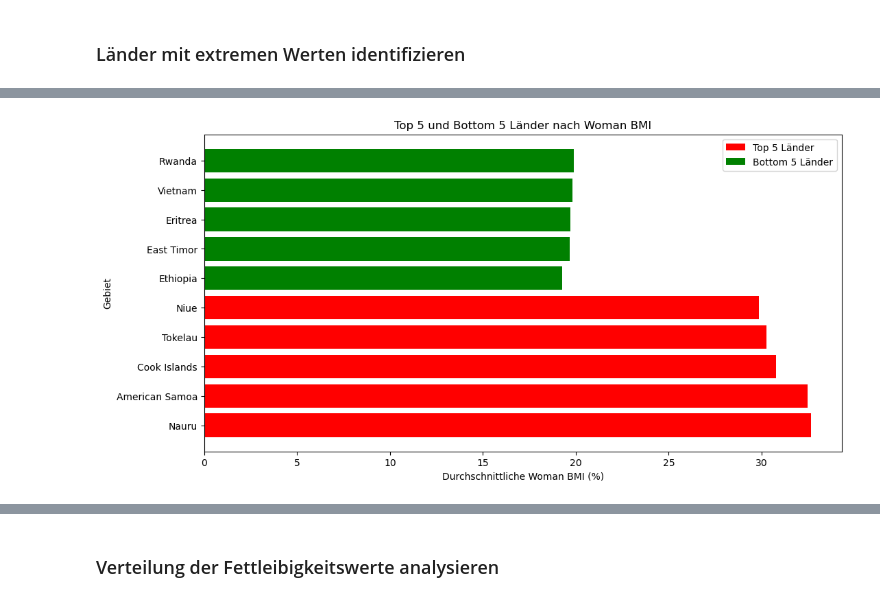
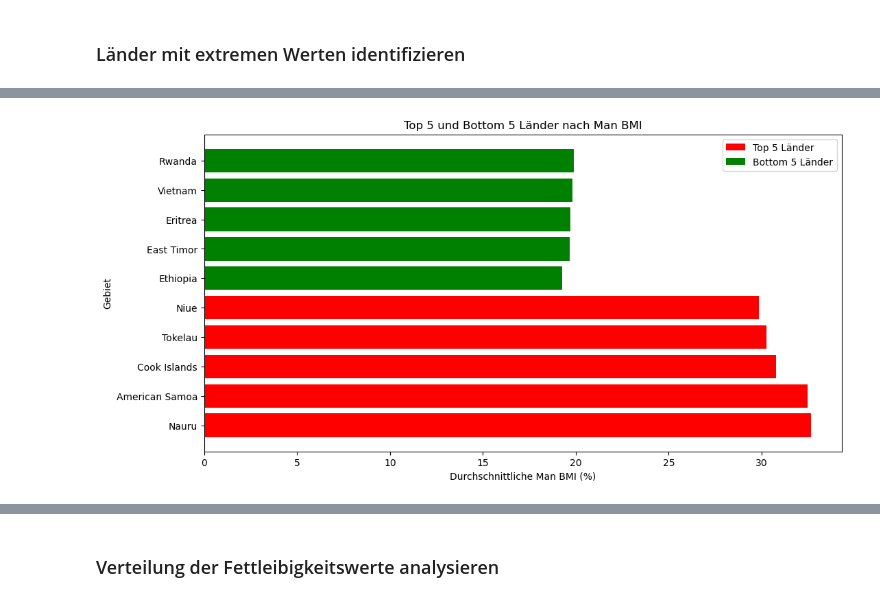
Before and after one commit to simona-cyber/LN-Python, a Jupyter notebook: Grundgerüst_Leistungsnachweis.ipynb, the cells around one changed output, grey strips where cells are left out. Cells and saved outputs as stored; diff of their text form; code cells hidden in the pictures.

```diff
--- a/Grundgerüst_Leistungsnachweis.ipynb
+++ b/Grundgerüst_Leistungsnachweis.ipynb
@@ -989,20 +990,21 @@ plt.show()
 # %%
 #für df3???
+
 plt.figure(figsize=(12, 6))
 
 # Plot der Top 5 Länder
 plt.barh(top_5.index, top_5.values, color='red', label='Top 5 Länder')
 
 # Plot der Bottom 5 Länder
 plt.barh(bottom_5.index, bottom_5.values, color='green', label='Bottom 5 Länder')
 
-plt.title('Top 5 und Bottom 5 Länder nach Woman BMI')
-plt.xlabel('Durchschnittliche Woman BMI (%)')
+plt.title('Top 5 und Bottom 5 Länder nach Man BMI')
+plt.xlabel('Durchschnittliche Man BMI (%)')
 plt.ylabel('Gebiet')
 plt.legend()
 plt.show()
 # %% [output]
-[figure, old version]
+[figure, new version]
 # %%
 # Beispiel: Nur Länder mit einer Fettleibigkeitsrate > 30%
 high_obesity = df[df['Fettleibigkeit'] > 30]
```
Also changed, not shown: parts of 6 cells of this notebook.
